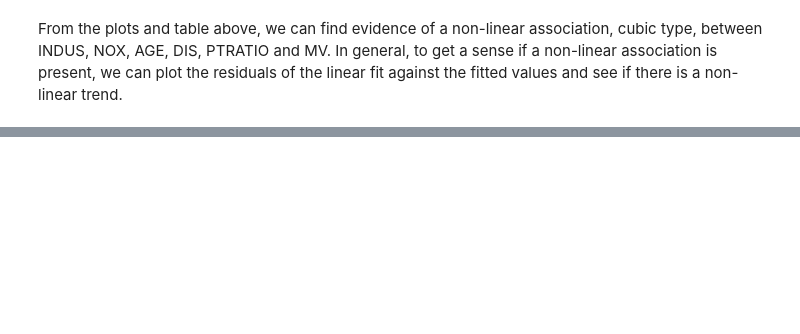
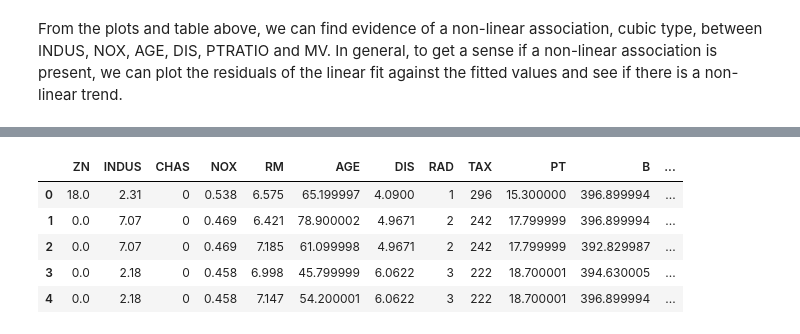
Before and after one commit to MaxBiber/statistics, a Jupyter notebook: boston_notebook.ipynb, the cells around one changed output, grey strips where cells are left out. Saved outputs shown, nothing was run; the diff lists cells and outputs as text; code cells hidden in the pictures; blank space fills up the shorter version.

```diff
--- a/boston_notebook.ipynb
+++ b/boston_notebook.ipynb
@@ -342,0 +355,10 @@ From the plots and table above, we can find evidence of a non-linear association
+# %%
+boston = boston.drop('CRIM', axis=1)
+boston.head()
+# %% [output]
+|  | ZN | INDUS | CHAS | NOX | RM | AGE | DIS | RAD | TAX | PT | B | ... |
+| 0 | 18.0 | 2.31 | 0 | 0.538 | 6.575 | 65.199997 | 4.0900 | 1 | 296 | 15.300000 | 396.899994 | ... |
+| 1 | 0.0 | 7.07 | 0 | 0.469 | 6.421 | 78.900002 | 4.9671 | 2 | 242 | 17.799999 | 396.899994 | ... |
+| 2 | 0.0 | 7.07 | 0 | 0.469 | 7.185 | 61.099998 | 4.9671 | 2 | 242 | 17.799999 | 392.829987 | ... |
+| 3 | 0.0 | 2.18 | 0 | 0.458 | 6.998 | 45.799999 | 6.0622 | 3 | 222 | 18.700001 | 394.630005 | ... |
+| 4 | 0.0 | 2.18 | 0 | 0.458 | 7.147 | 54.200001 | 6.0622 | 3 | 222 | 18.700001 | 396.899994 | ... |
```
Also changed, not shown: parts of 13 cells of this notebook.
